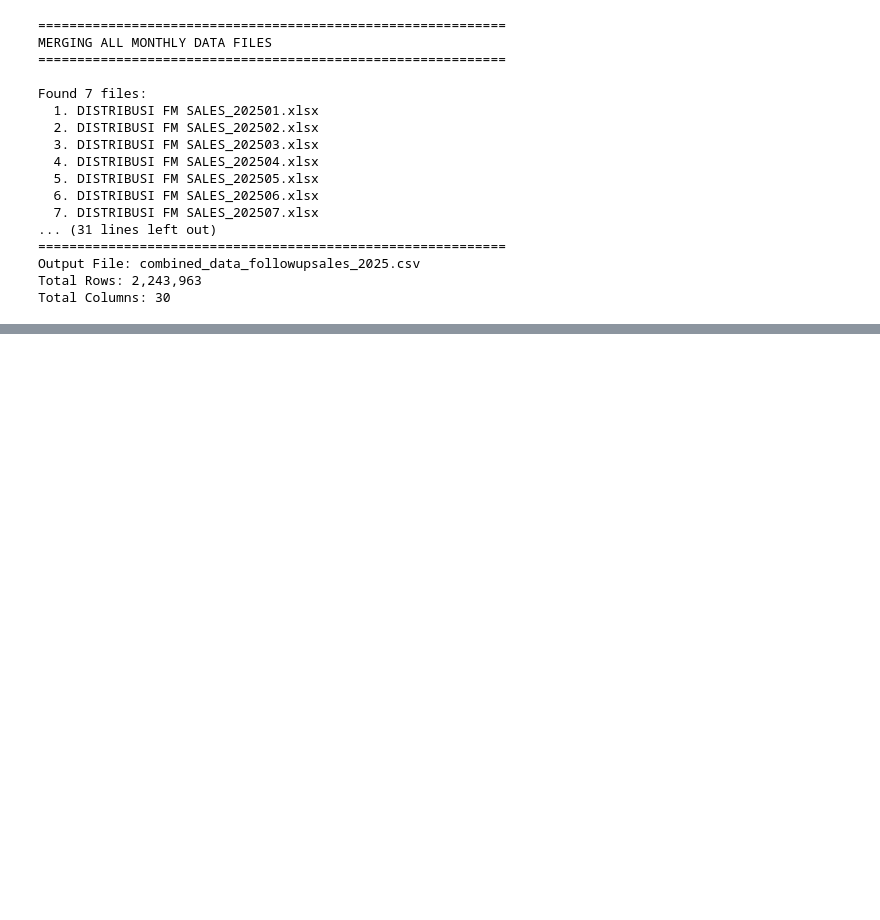
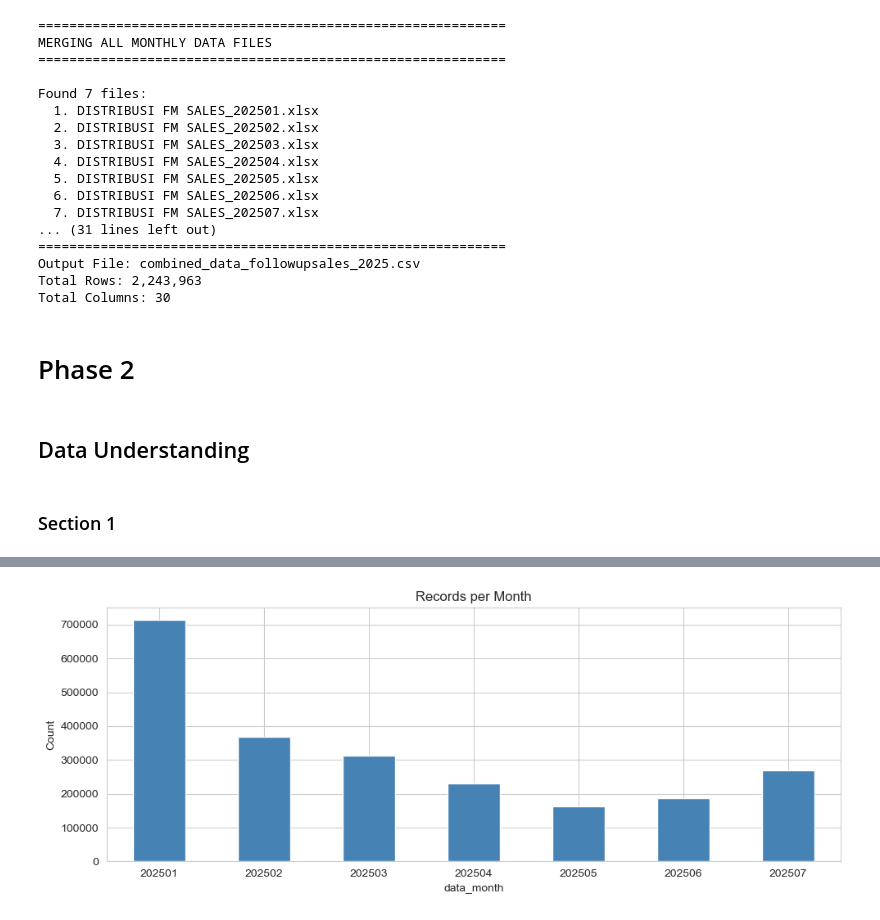
Before and after one commit to Dwiyulianto31072k4/coding-skripsi-final, a Jupyter notebook: codingrekomendasifollowup.ipynb, the cells around one changed output, grey strips where cells are left out. Drawn from its saved outputs; the diff is of its cells as text; code cells hidden in the pictures; blank space fills up the shorter version.

```diff
--- a/codingrekomendasifollowup.ipynb
+++ b/codingrekomendasifollowup.ipynb
@@ -66,3 +66,76 @@ Found 7 files:
 Output File: combined_data_followupsales_2025.csv
 Total Rows: 2,243,963
 Total Columns: 30
+# %% [markdown]
+# Phase 2
+# %% [markdown]
+## Data Understanding
+# %% [markdown]
+### Section 1
+# %%
+import pandas as pd
+import numpy as np
+import matplotlib.pyplot as plt
+import seaborn as sns
+import warnings
+warnings.filterwarnings('ignore')
+
+pd.set_option('display.max_columns', None)
+sns.set_style("whitegrid")
+
+print("="*60)
+print("SECTION 1: DATA OVERVIEW")
+print("="*60)
+
+# Load data
+df = pd.read_csv('combined_data_followupsales_2025.csv')
+
+# ============================================================
+# 1.1 BASIC INFO
+# ============================================================
+print("\n1.1 BASIC INFORMATION")
+print(f"Shape: {df.shape[0]:,} rows × {df.shape[1]} columns")
+print(f"Memory: {df.memory_usage(deep=True).sum() / (1024**2):.2f} MB")
+print(f"Period: {df['data_month'].min()} to {df['data_month'].max()}")
+
+# ============================================================
+# 1.2 DUPLICATES
+# ============================================================
+print("\n1.2 DUPLICATE CHECK")
+duplicates = df.duplicated().sum()
+print(f"Duplicates: {duplicates:,} rows ({duplicates/len(df)*100:.2f}%)")
+
+# ============================================================
+# 1.3 MONTHLY DISTRIBUTION
+# ============================================================
+print("\n1.3 MONTHLY DISTRIBUTION")
+monthly = df['data_month'].value_counts().sort_index()
+print(monthly)
+
+# Plot
+plt.figure(figsize=(10, 4))
+monthly.plot(kind='bar', color='steelblue')
+plt.title('Records per Month')
+plt.ylabel('Count')
+plt.xticks(rotation=0)
+plt.tight_layout()
+plt.show()
+
+# ============================================================
+# 1.4 COLUMN SUMMARY
+# ============================================================
+print("\n1.4 COLUMN SUMMARY")
+summary = pd.DataFrame({
+    'Column': df.columns,
+    'Type': df.dtypes.values,
+    'Non_Null': df.notna().sum().values,
+    'Null': df.isna().sum().values,
+    'Null_%': (df.isna().sum() / len(df) * 100).values.round(2),
+    'Unique': [df[col].nunique() for col in df.columns]
+})
+print(summary.to_string(index=False))
+
+print("\n" + "="*60)
+print("✅ SECTION 1 COMPLETE")
+print("="*60)
+# %% [output]
@@ -68,0 +159 @@ Total Columns: 30
+[figure, added]
```
Also changed, not shown: parts of 3 cells of this notebook.
